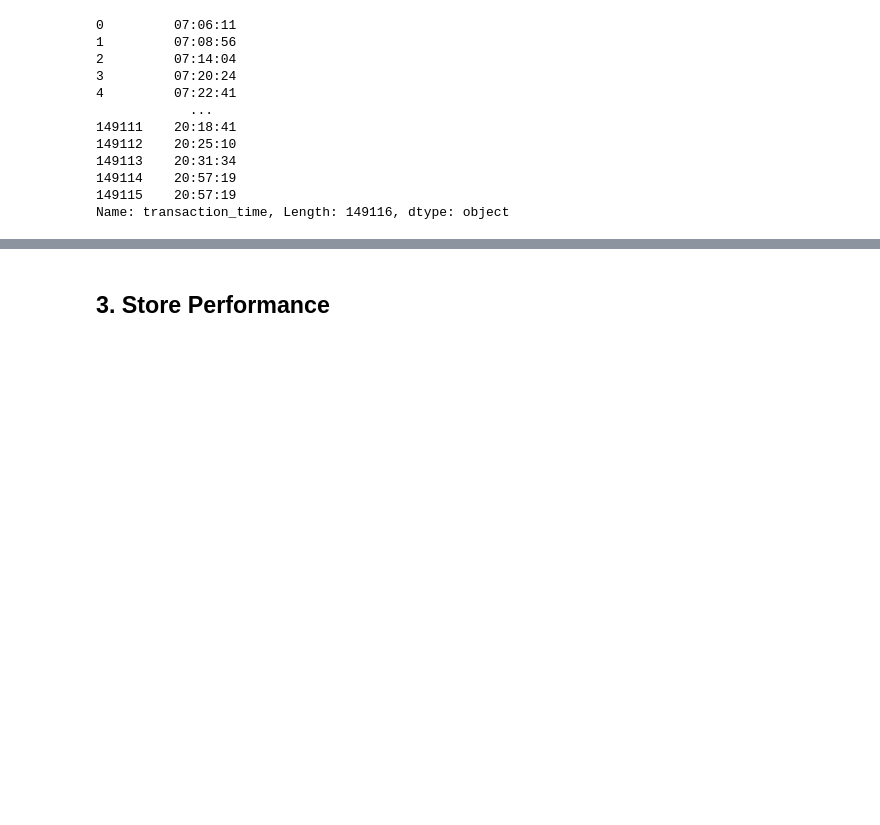
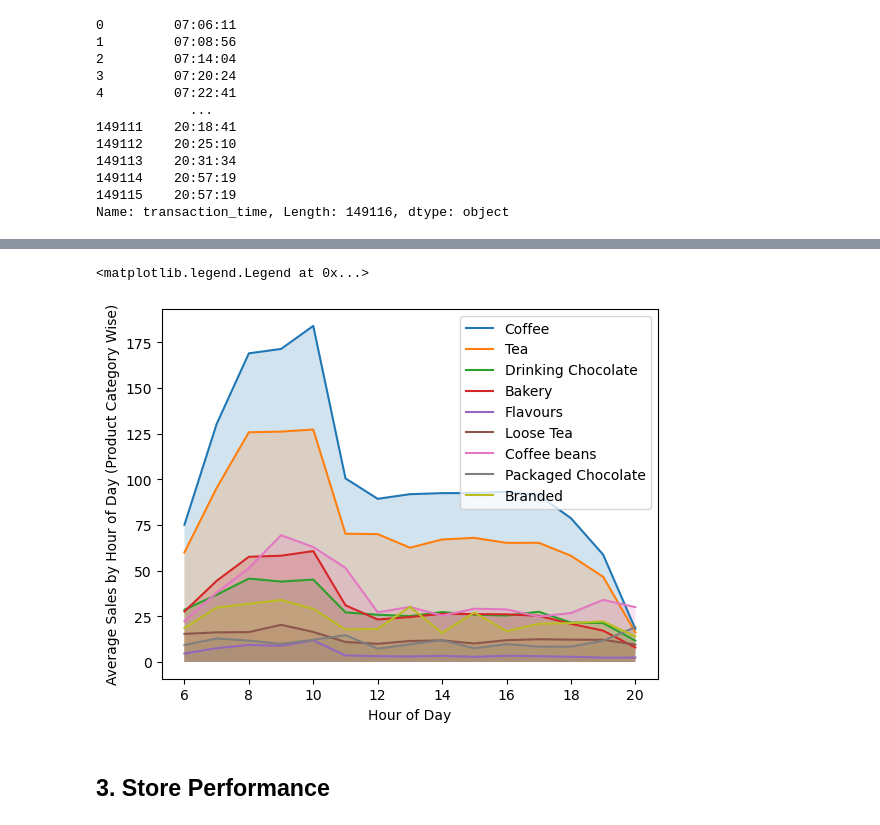
Before and after one commit to Priyanshu501/BrewedIQ, a Jupyter notebook: analysis.ipynb, the cells around one changed output, grey strips where cells are left out. Cells and saved outputs as stored; diff of their text form; code cells hidden in the pictures; blank space fills up the shorter version.

```diff
--- a/analysis.ipynb
+++ b/analysis.ipynb
@@ -482,3 +519,18 @@ Name: transaction_time, Length: 149116, dtype: object
+# %%
+for category in df['product_category'].unique():
+    cat_df = df[df['product_category'] == category]
+    hourly_sales = cat_df.groupby([cat_df['transaction_date'].dt.date, 'transaction_hour'])['total_amount'].sum().reset_index()
+    average_hourly_sales = hourly_sales.groupby('transaction_hour')['total_amount'].mean()
+    plt.plot(average_hourly_sales.index, average_hourly_sales.values, label = category)
+    plt.fill_between(average_hourly_sales.index, average_hourly_sales.values, alpha=0.2)
+
+plt.xlabel("Hour of Day")
+plt.ylabel("Average Sales by Hour of Day (Product Category Wise)")
+plt.legend(title="Product Cateog")
+plt.legend()
+# %% [output]
+<matplotlib.legend.Legend at 0x...>
+[figure, added]
 # %% [markdown]
 ## 3. Store Performance
 # %%
```
Also changed, not shown: parts of 6 cells of this notebook.
